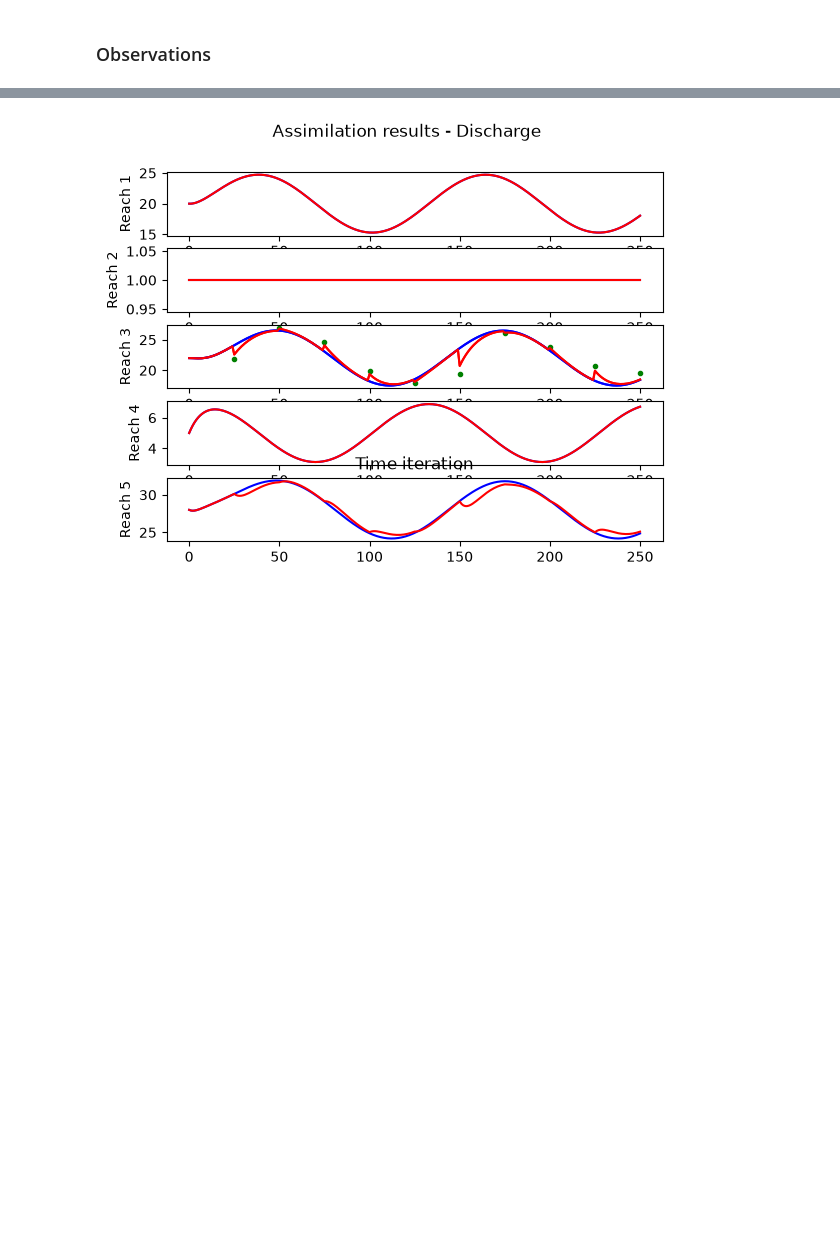
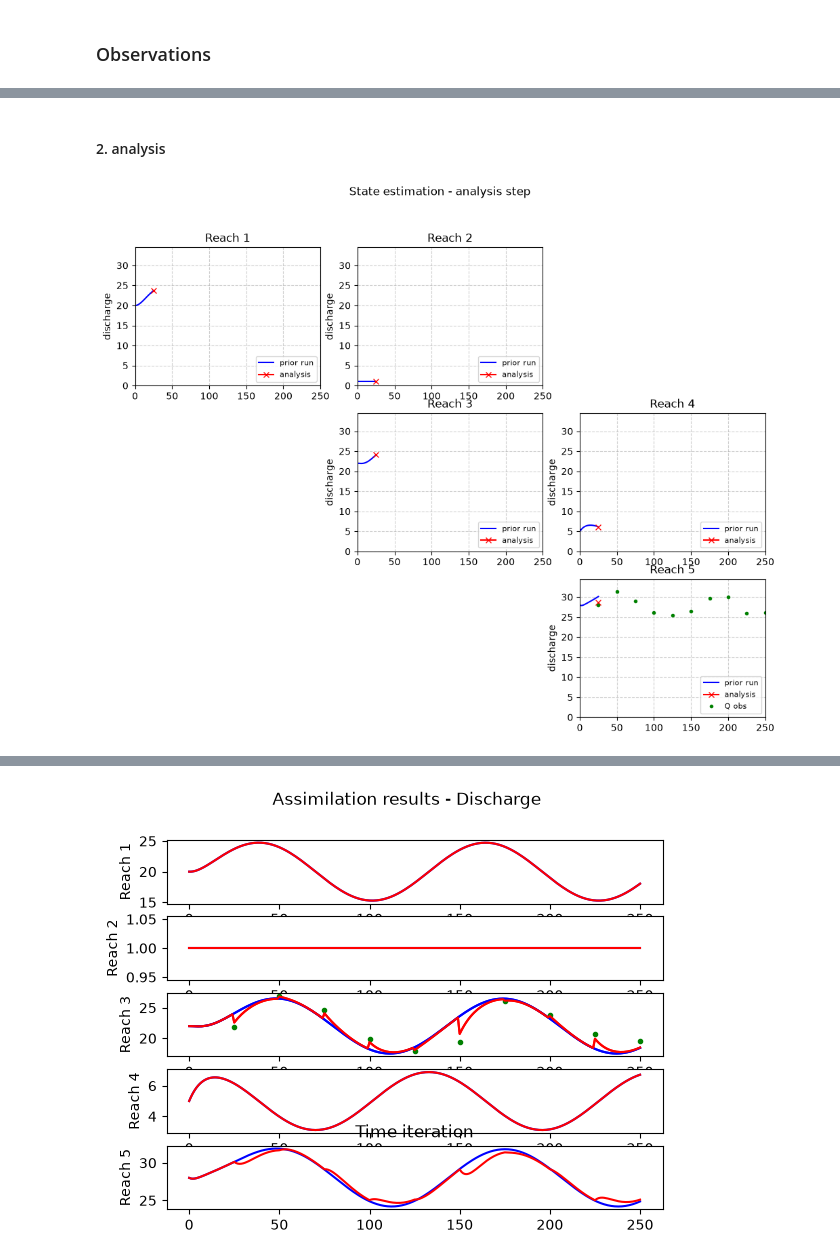
Before and after one commit to ch-m-emery/VSEO-6-Training-Sessions-Data-Assimilation, a Jupyter notebook: introduction_to_data_assimilation.ipynb, the cells around one changed output, grey strips where cells are left out. Saved outputs shown, nothing was run; the diff lists cells and outputs as text; code cells hidden in the pictures; blank space fills up the shorter version.

```diff
--- a/introduction_to_data_assimilation.ipynb
+++ b/introduction_to_data_assimilation.ipynb
@@ -125,0 +119,9 @@ state_assim = DAExperiment(forward_model=forward_model, dct_obs=dct_obs_3, dct_c
+# %% [markdown]
+#### 2. analysis
+# %%
+# Play with sig_o & sig_b value
+state_assim.sig_o = 0.5
+state_assim.sig_b = 0.75
+xa = state_assim.perform_state_estimation_analysis(xb=xb, q_run=qb_run)
+# %% [output]
+[figure, added]
```
Also changed, not shown: parts of 11 cells of this notebook.
